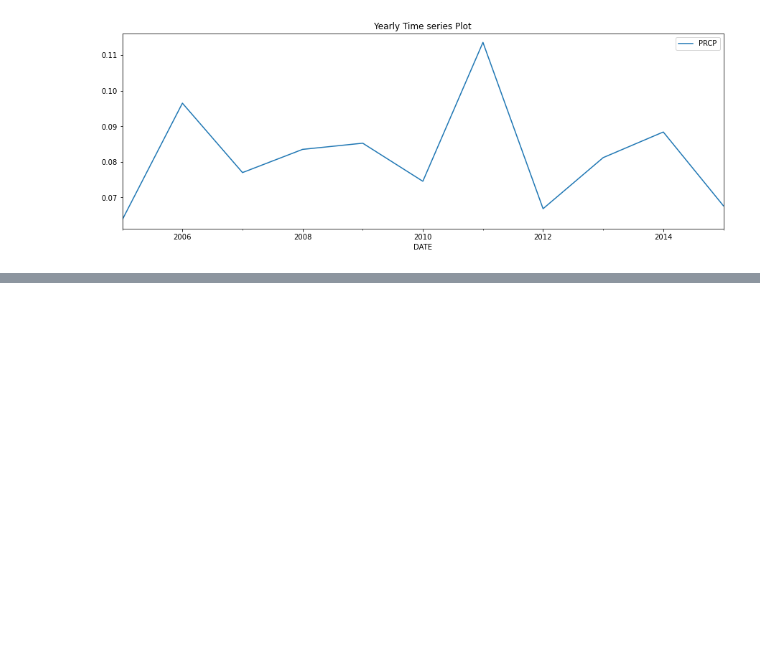
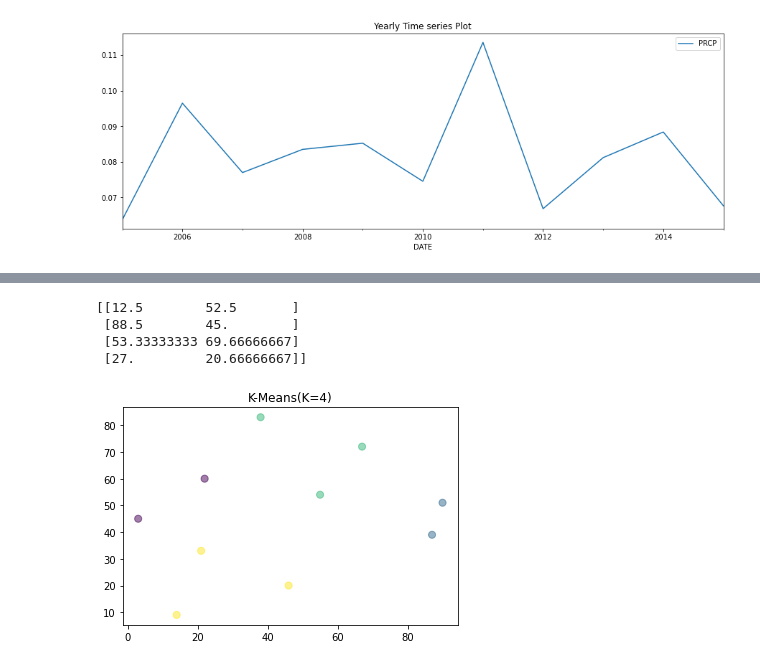
Before and after one commit to pavvankanamarlapudi/Challenges, a Jupyter notebook: Sai/Assignment-6/Assignment.ipynb, the cells around one changed output, grey strips where cells are left out. Saved outputs shown, nothing was run; the diff lists cells and outputs as text; code cells hidden in the pictures; blank space fills up the shorter version.

```diff
--- a/Sai/Assignment-6/Assignment.ipynb
+++ b/Sai/Assignment-6/Assignment.ipynb
@@ -183,0 +327,10 @@ plt.show()
+# %%
+#k=4
+
+KMeans_(4)
+# %% [output]
+[[12.5        52.5       ]
+ [88.5        45.        ]
+ [53.33333333 69.66666667]
+ [27.         20.66666667]]
+[figure, added]
```
Also changed, not shown: parts of 33 cells of this notebook.
